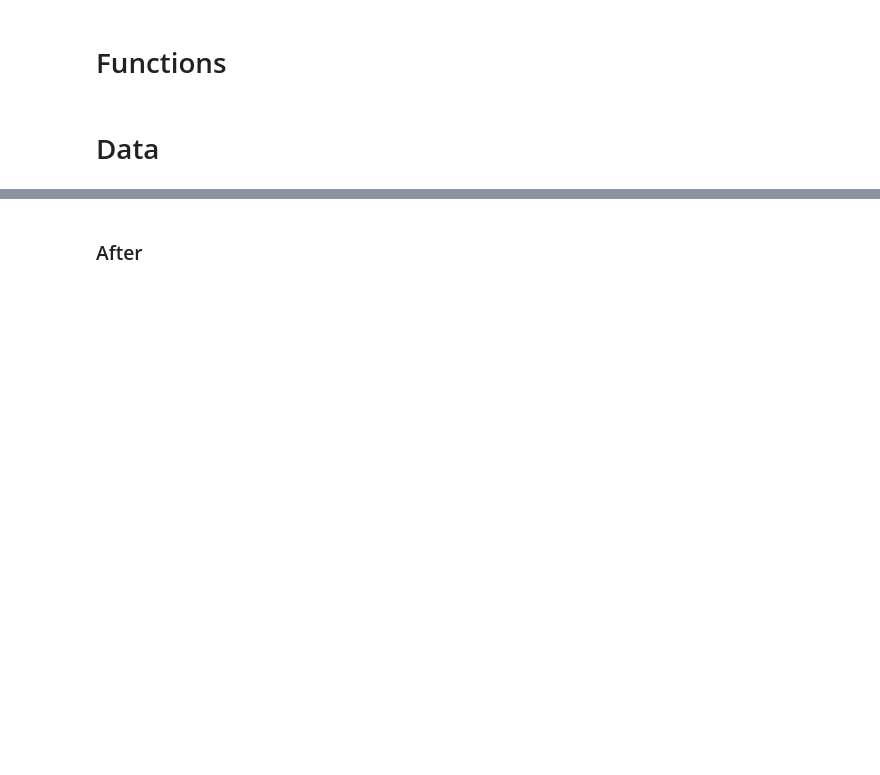
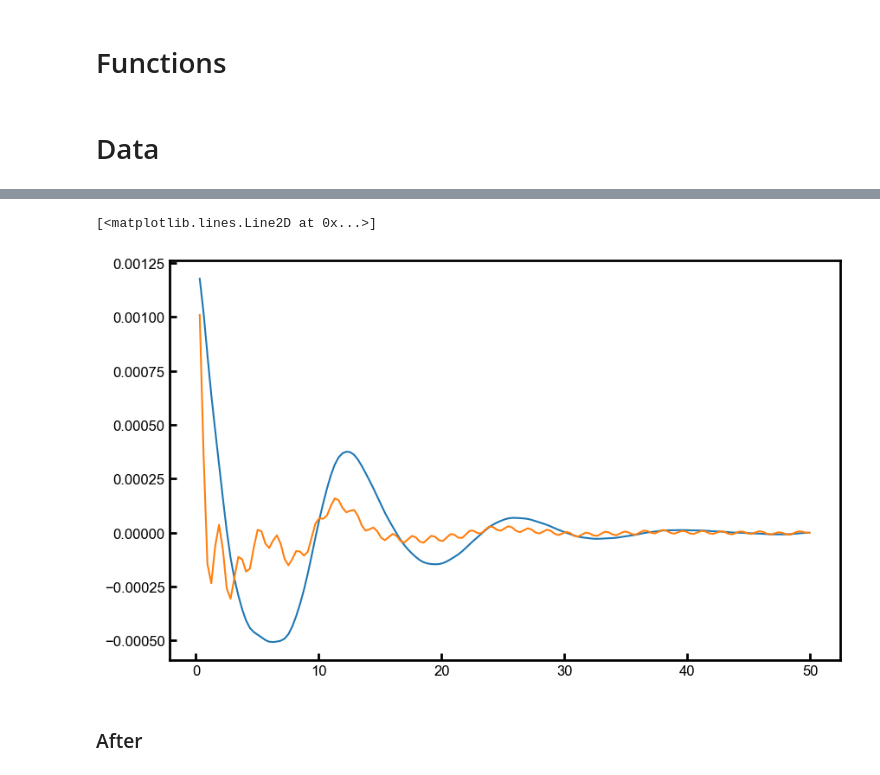
Before and after one commit to Akmalumarov/X_Ray_Scattering_Analysis, a Jupyter notebook: projects/Linear_polymers/C390/С390.ipynb, the cells around one changed output, grey strips where cells are left out. Saved outputs shown, nothing was run; the diff lists cells and outputs as text; code cells hidden in the pictures; blank space fills up the shorter version.

```diff
--- a/projects/Linear_polymers/C390/С390.ipynb
+++ b/projects/Linear_polymers/C390/С390.ipynb
@@ -74,3 +106,12 @@ h5py.File(path_all, 'r')['entry_0000'].keys()
+# %%
+z, K = corr_func(X, Y, res = 5, zmax=50)
+plt.plot(z, K)
+
+z, K = corr_func(X, Y * X ** 2, res = 5, zmax=50)
+plt.plot(z, K)
+# %% [output]
+[<matplotlib.lines.Line2D at 0x...>]
+[figure, added]
 # %% [markdown]
 ### After
 # %%
```
Also changed, not shown: parts of 6 cells of this notebook, 6 other files.
